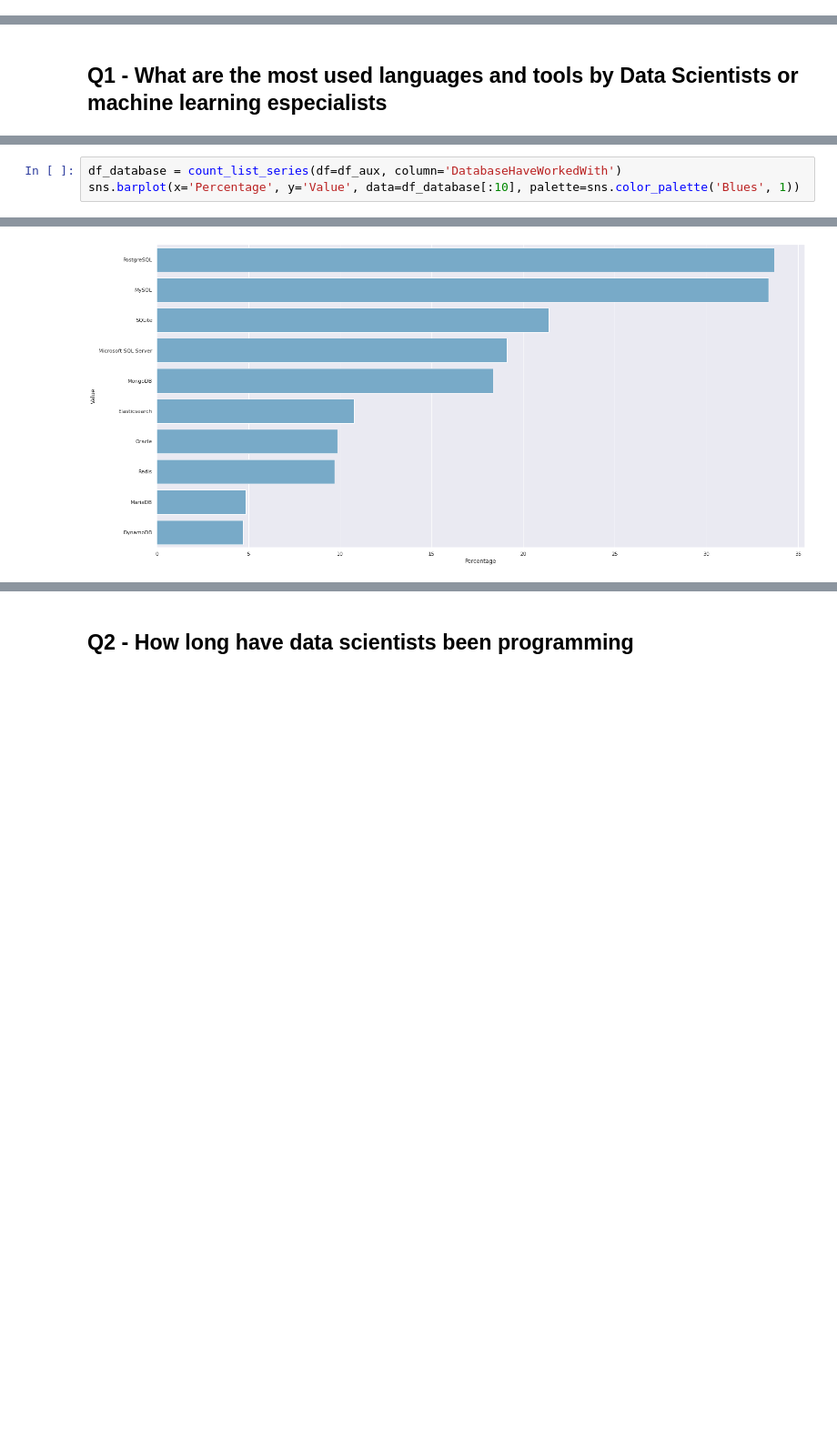
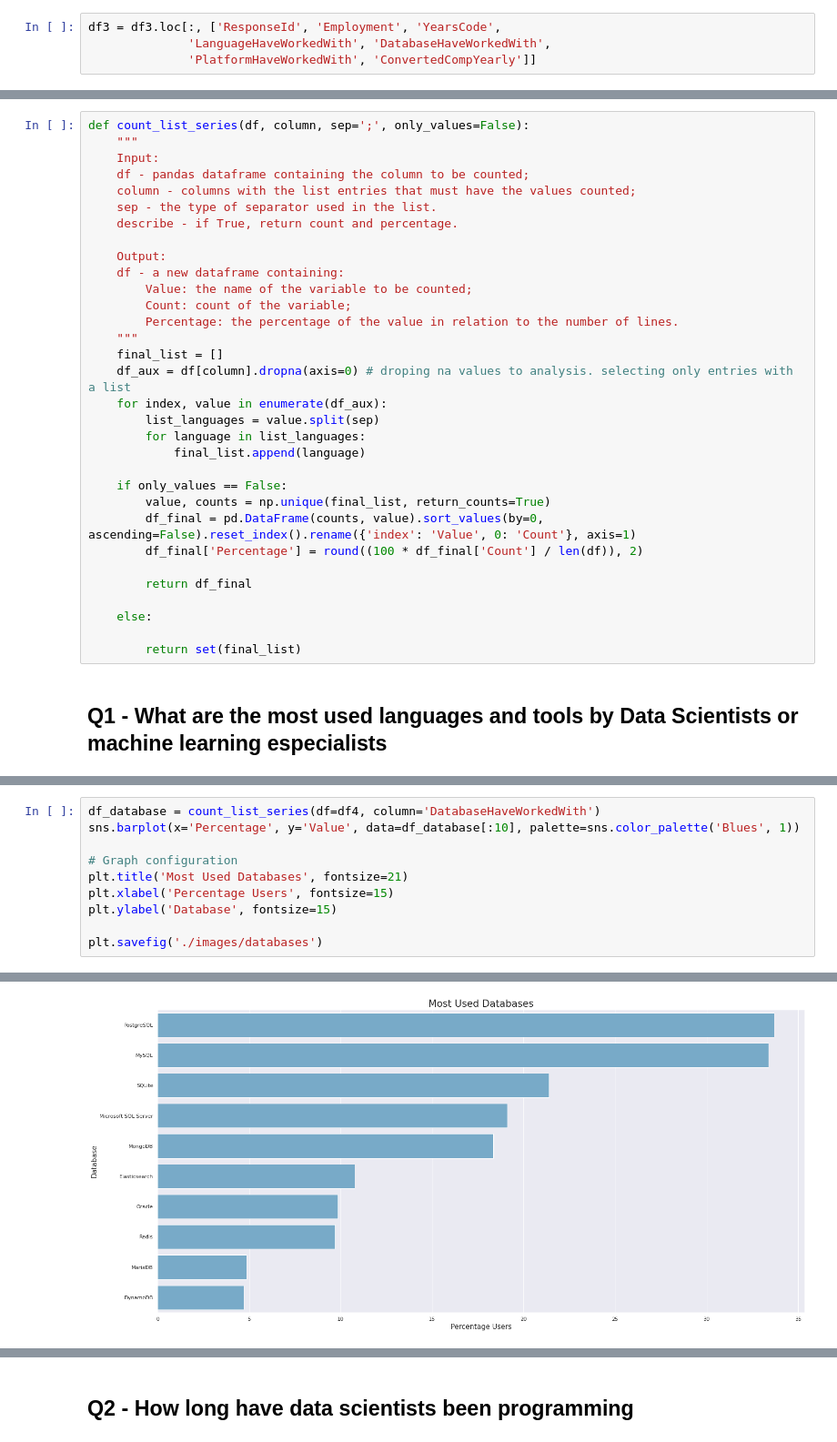
Before and after one commit to tadeucbm/AnalysisStackoverflow, a Jupyter notebook: notebook.ipynb, the cells around one changed output, grey strips where cells are left out. Shown at 91% size. Cells and saved outputs as stored; diff of their text form; blank space fills up the shorter version.

Commit message:
Att notebook and add paste images

```diff
--- a/notebook.ipynb
+++ b/notebook.ipynb
@@ -112,0 +108,4 @@ def count_list_series(df, column, sep=';'):
+# %%
+df3 = df3.loc[:, ['ResponseId', 'Employment', 'YearsCode',
+              'LanguageHaveWorkedWith', 'DatabaseHaveWorkedWith',
+              'PlatformHaveWorkedWith', 'ConvertedCompYearly']]
@@ -119,2 +116,34 @@ df_aux = df_aux.loc[df_aux['DevType'] == 'Data scientist or machine learning spe
+# %%
+def count_list_series(df, column, sep=';', only_values=False):
+    """
+    Input:
+    df - pandas dataframe containing the column to be counted;
+    column - columns with the list entries that must have the values counted;
+    sep - the type of separator used in the list.
+    describe - if True, return count and percentage.
+
+    Output:
+    df - a new dataframe containing:
+        Value: the name of the variable to be counted;
+        Count: count of the variable;
+        Percentage: the percentage of the value in relation to the number of lines.
+    """
+    final_list = []
+    df_aux = df[column].dropna(axis=0) # droping na values to analysis. selecting only entries with a list
+    for index, value in enumerate(df_aux):
+        list_languages = value.split(sep)
+        for language in list_languages:
+            final_list.append(language)
+
+    if only_values == False:
+        value, counts = np.unique(final_list, return_counts=True)
+        df_final = pd.DataFrame(counts, value).sort_values(by=0, ascending=False).reset_index().rename({'index': 'Value', 0: 'Count'}, axis=1)
+        df_final['Percentage'] = round((100 * df_final['Count'] / len(df)), 2)
+
+        return df_final
+
+    else:
+
+        return set(final_list)
 # %% [markdown]
 ## Q1 - What are the most used languages and tools by Data Scientists or machine learning especialists
@@ -127,4 +191,11 @@ sns.barplot(x='Percentage', y='Value', data=df_language[:10], palette=sns.color_
 # %%
-df_database = count_list_series(df=df_aux, column='DatabaseHaveWorkedWith')
+df_database = count_list_series(df=df4, column='DatabaseHaveWorkedWith')
 sns.barplot(x='Percentage', y='Value', data=df_database[:10], palette=sns.color_palette('Blues', 1))
+
+# Graph configuration
+plt.title('Most Used Databases', fontsize=21)
+plt.xlabel('Percentage Users', fontsize=15)
+plt.ylabel('Database', fontsize=15)
+
+plt.savefig('./images/databases')
 # %% [output]
@@ -132 +202 @@ sns.barplot(x='Percentage', y='Value', data=df_database[:10], palette=sns.color_
-[figure, old version]
+[figure, new version]
```
Also changed, not shown: parts of 75 cells of this notebook, 5 other files.
